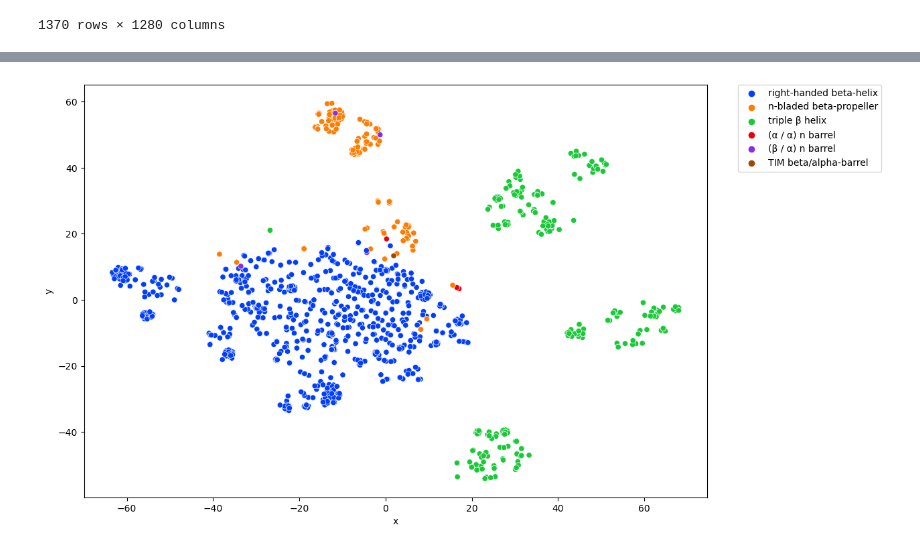
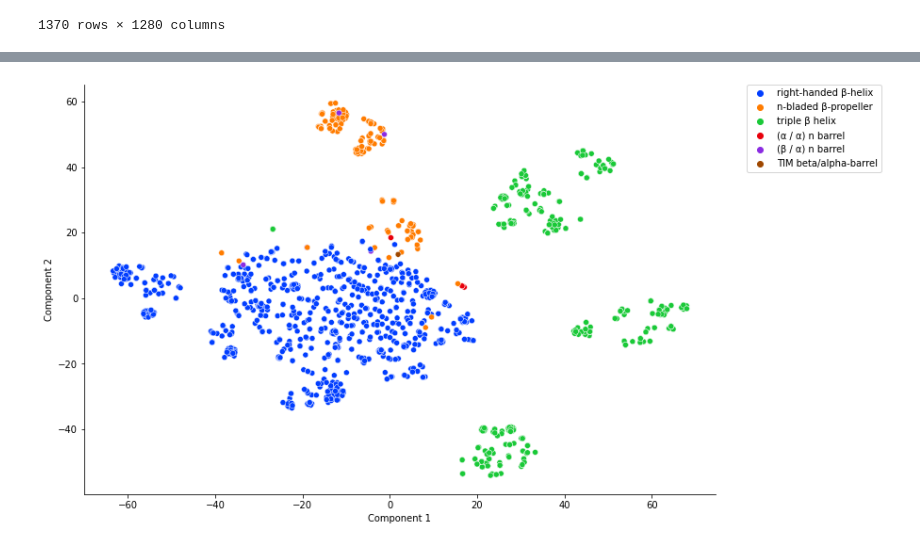
Before and after one commit to dimiboeckaerts/DepoScope, a Jupyter notebook: scripts_clean/IX.t-SNE.ipynb, the cells around one changed output, grey strips where cells are left out. Cells and saved outputs as stored; diff of their text form; code cells hidden in the pictures.

```diff
--- a/scripts_clean/IX.t-SNE.ipynb
+++ b/scripts_clean/IX.t-SNE.ipynb
@@ -491,31 +511,50 @@ for record in data_io :
+# %%
+for prot in dico_info :
+    if dico_info[prot]["fold"] == "right-handed beta-helix" :
+        dico_info[prot]["fold"] = "right-handed β-helix"
+    elif dico_info[prot]["fold"] == "n-bladed beta-propeller" :
+        dico_info[prot]["fold"] = "n-bladed β-propeller"
 # %%
 import pandas as pd
 from sklearn.manifold import TSNE
 import matplotlib.pyplot as plt
 import seaborn as sns
 
 # Load your dataframe and dictionary
 # df = pd.read_csv('your_embeddings.csv')
 # dico_info = load_your_dictionary()
 
 # Perform t-SNE
 tsne = TSNE(n_components=2, random_state=0)
 embeddings_2d = tsne.fit_transform(df_embeddings)
 
 # Create a new DataFrame to store 2D embeddings and labels
-df_2d = pd.DataFrame(embeddings_2d, columns=['x', 'y'], index=df_embeddings.index)
+df_2d = pd.DataFrame(embeddings_2d, columns=['Component 1', 'Component 2'], index=df_embeddings.index)
 
 # Add labels to DataFrame
 df_2d['label'] = [dico_info[i]['fold'] for i in df_embeddings.index]
 
 # Generate colors based on labels
 palette = sns.color_palette("bright", len(df_2d['label'].unique()))
 
 # Plot the t-SNE representation with labels
 plt.figure(figsize=(12, 8))
-sns.scatterplot(data=df_2d, x='x', y='y', hue='label', legend='full', palette=palette)
+ax = sns.scatterplot(data=df_2d, x='Component 1', y='Component 2', hue='label', legend='full', palette=palette)
+
+# Customize the tick positions and labels
+ax.get_xaxis().tick_bottom()
+ax.get_yaxis().tick_left()
+
+# Remove the top and right spines (borders)
+ax.spines['top'].set_visible(False)
+ax.spines['right'].set_visible(False)
+
+# Set the axis labels
+plt.xlabel('Component 1')
+plt.ylabel('Component 2')
+
 plt.legend(bbox_to_anchor=(1.05, 1), loc=2, borderaxespad=0.)
-#plt.savefig('tsne_FOLDS.phagedepodetection.svg', format='svg', bbox_inches='tight', dpi = 500)
+plt.savefig(f'{path_work}/tsne_FOLDS.DepoScope.svg', format='svg', bbox_inches='tight', dpi = 500)
 plt.show()
 # %% [output]
-[figure, old version]
+[figure, new version]
```
Also changed, not shown: parts of 1 cell of this notebook, 1 other file.
